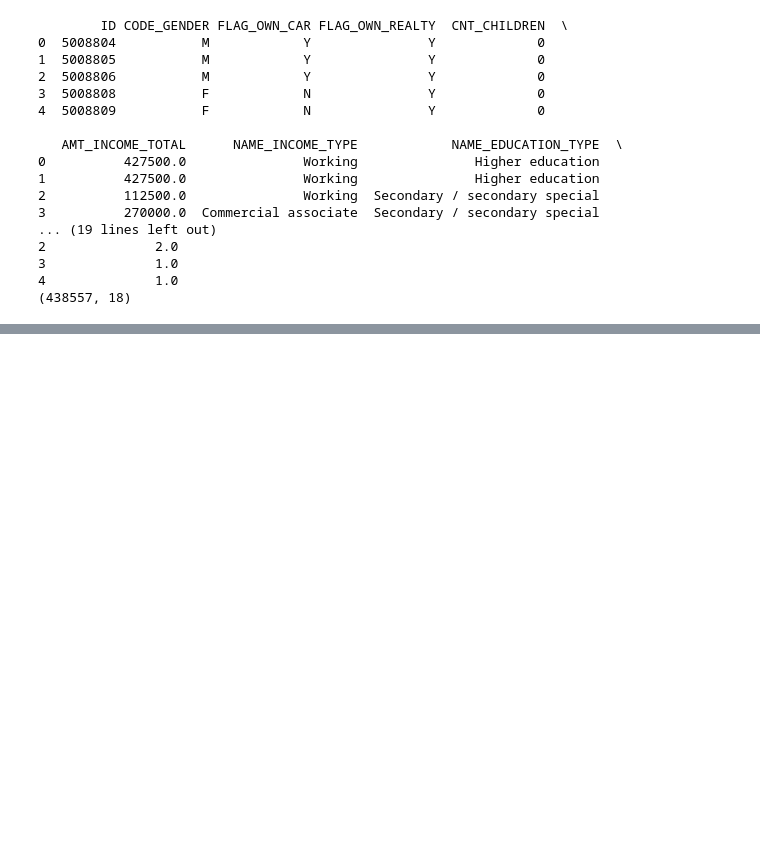
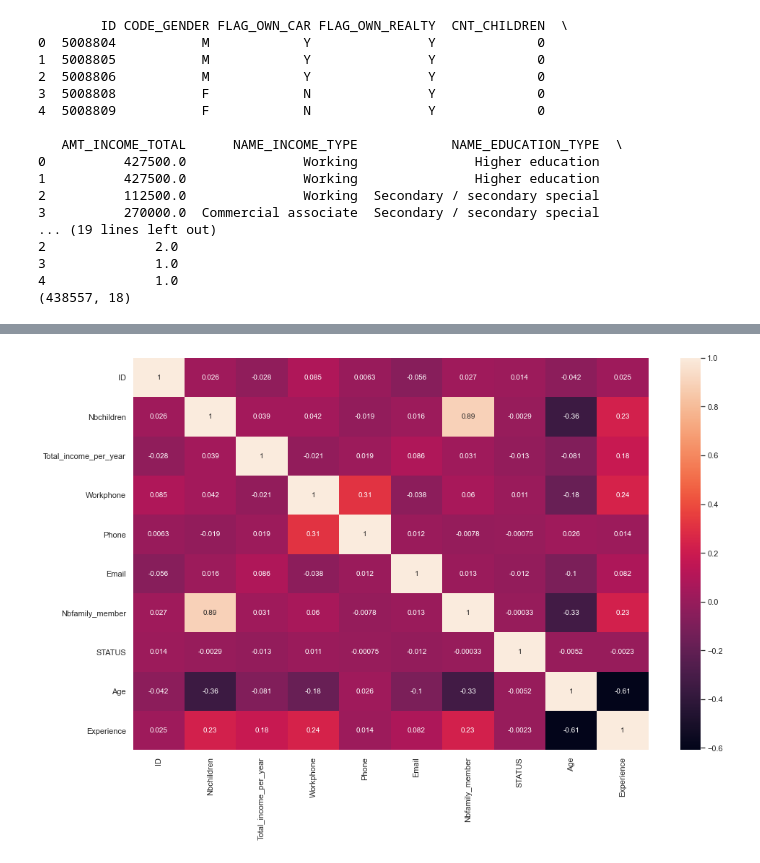
Before and after one commit to supavitkod/Credit, a Jupyter notebook: Credit analysis.ipynb, the cells around one changed output, grey strips where cells are left out. Drawn from its saved outputs; the diff is of its cells as text; code cells hidden in the pictures; blank space fills up the shorter version.

```diff
--- a/Credit analysis.ipynb
+++ b/Credit analysis.ipynb
@@ -173,0 +247,14 @@ df.head()
+# %%
+def Risk_evaluation(score):
+    risk_range = [2,3,4,5]
+    if score in risk_range:
+        return 'Risk'
+    else:
+        return 'No Risk'
+
+
+## 1 risk 0 No
+# %%
+df['Risk'] = df['STATUS'].apply(Risk_evaluation)
+df['Risk'].value_counts(normalize=True)
+## Imbalance dataset
@@ -173,0 +281,14 @@ df.head()
+# %%
+df = df.rename(columns={'CODE_GENDER': 'Gender', 'FLAG_OWN_CAR': 'Own_car',
+                               'FLAG_OWN_REALTY':'Own_property','CNT_CHILDREN':'Nbchildren',
+                               'AMT_INCOME_TOTAL':'Total_income_per_year','NAME_INCOME_TYPE':'Income_type',
+                               'NAME_EDUCATION_TYPE':'Education_level','NAME_FAMILY_STATUS':'Marital_status',
+                               'NAME_HOUSING_TYPE':'Way_of_living','FLAG_WORK_PHONE':'Workphone',
+                               'FLAG_PHONE':'Phone','FLAG_EMAIL':'Email','OCCUPATION_TYPE':'Occupation',
+                               'CNT_FAM_MEMBERS':'Nbfamily_member'})
+# %%
+plt.figure(figsize = (16,10))
+sns.heatmap(df.corr(),annot= True)
+plt.show()
+# %% [output]
+[figure, added]
```
Also changed, not shown: parts of 50 cells of this notebook.
